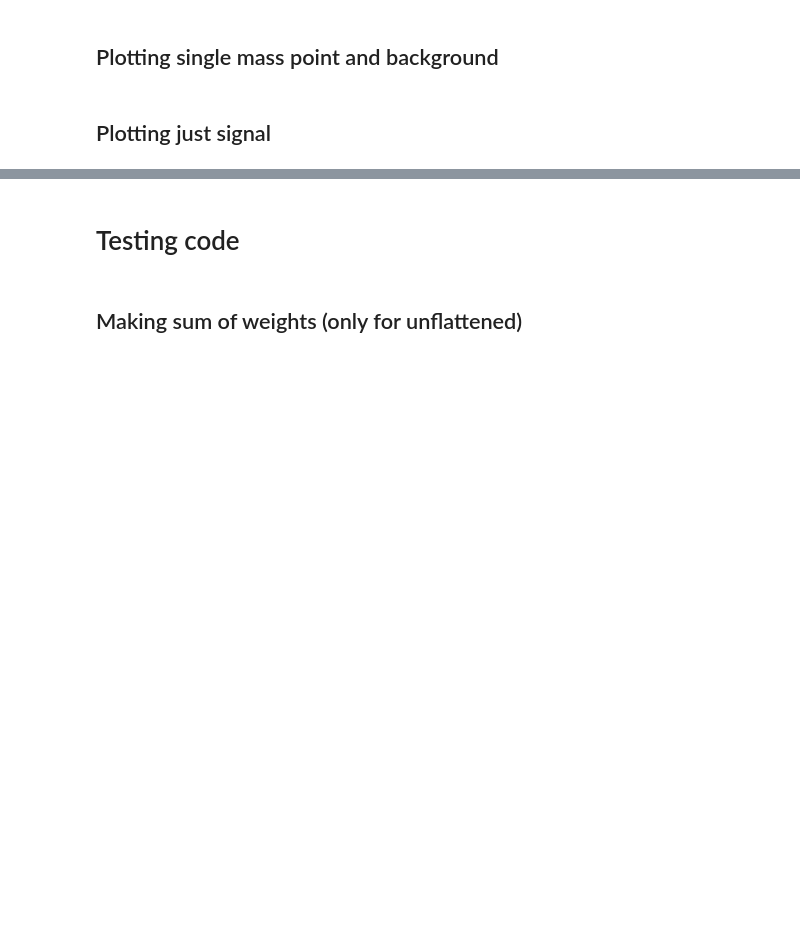
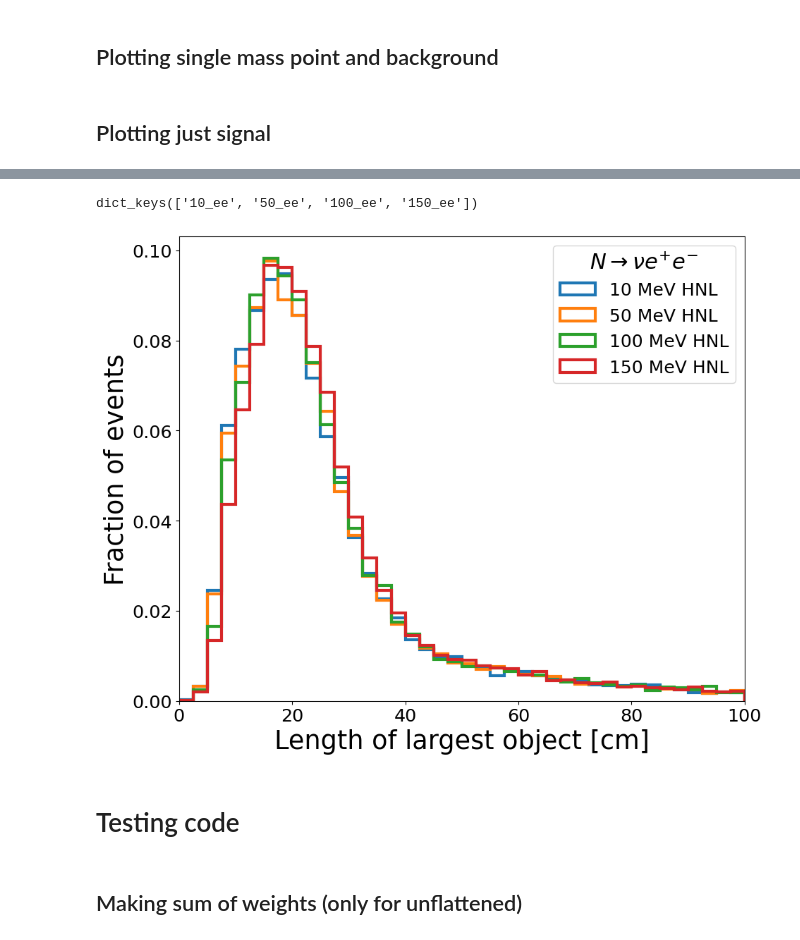
Before and after one commit to dmarsden01/uboone_HNL_analysis, a Jupyter notebook: 2_Preselection_script.ipynb, the cells around one changed output, grey strips where cells are left out. Drawn from its saved outputs; the diff is of its cells as text; code cells hidden in the pictures; blank space fills up the shorter version.

```diff
--- a/2_Preselection_script.ipynb
+++ b/2_Preselection_script.ipynb
@@ -415,0 +483,9 @@ plt.legend()
+# %%
+largest_object_samples = {}
+
+for sample in obj_sig_plot_dict:
+    largest_object_samples[sample] = obj_sig_plot_dict[sample].copy()
+    largest_object_samples[sample]["largest_obj"]=largest_object_samples[sample]["obj_total_extent"].groupby("entry").transform(max) == largest_object_samples[sample]["obj_total_extent"]
+    largest_object_samples[sample] = largest_object_samples[sample].query("largest_obj").copy()
+
+print(largest_object_samples[sample]["obj_total_extent"])
@@ -416,3 +618,13 @@ plt.legend()
+# %%
+variable="obj_total_extent"
+
+print(sig_plot_dict.keys())
+
+Plot_variable_signal(variable, HNL_samples_dict=largest_object_samples, xlabel="Length of largest object [cm]", xlims=[0,100], bins=40, figsize=[10,8], dpi=100, xticks=[],
+                         density=False,legloc="best",logy = False, cutline = None, savefig=True, filename=None, plot_entries=False,fraction=True)
+# %% [output]
+dict_keys(['10_ee', '50_ee', '100_ee', '150_ee'])
+[figure, added]
 # %%
 plt.figure(figsize=[10,10])
 
```
Also changed, not shown: parts of 15 cells of this notebook, 4 other files.
